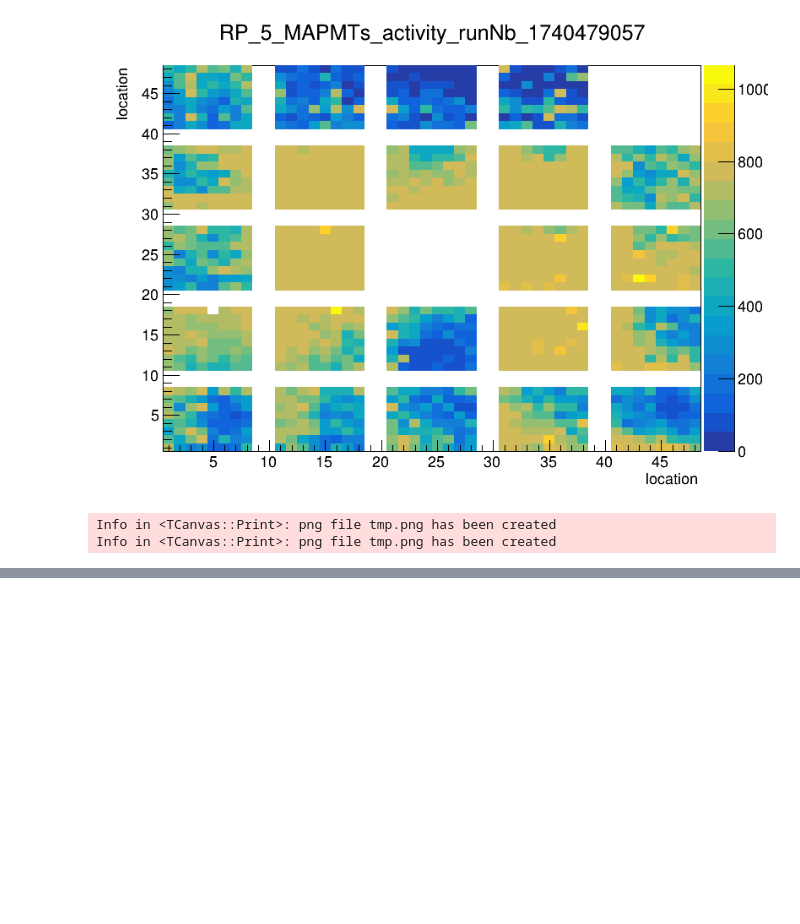
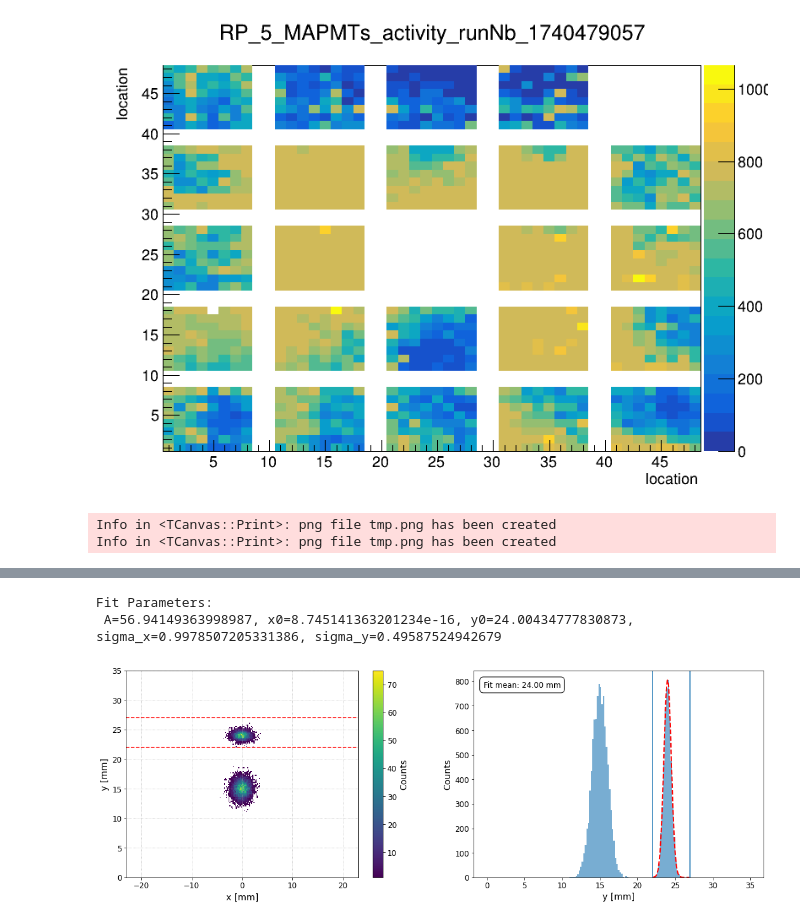
Before and after one commit to chiaramaccani/two_cryst_sim, a Jupyter notebook: TFT/TFT_data.ipynb, the cells around one changed output, grey strips where cells are left out. Saved outputs shown, nothing was run; the diff lists cells and outputs as text; code cells hidden in the pictures; blank space fills up the shorter version.

```diff
--- a/TFT/TFT_data.ipynb
+++ b/TFT/TFT_data.ipynb
@@ -165,0 +346,6 @@ merged_hist->Add(hist)
+# %%
+plot_Tracks(test_gauss, 22, 27)
+# %% [output]
+Fit Parameters:
+ A=56.94149363998987, x0=8.745141363201234e-16, y0=24.00434777830873, sigma_x=0.9978507205331386, sigma_y=0.49587524942679
+[figure, added]
```
Also changed, not shown: parts of 28 cells of this notebook, 18 other files.
